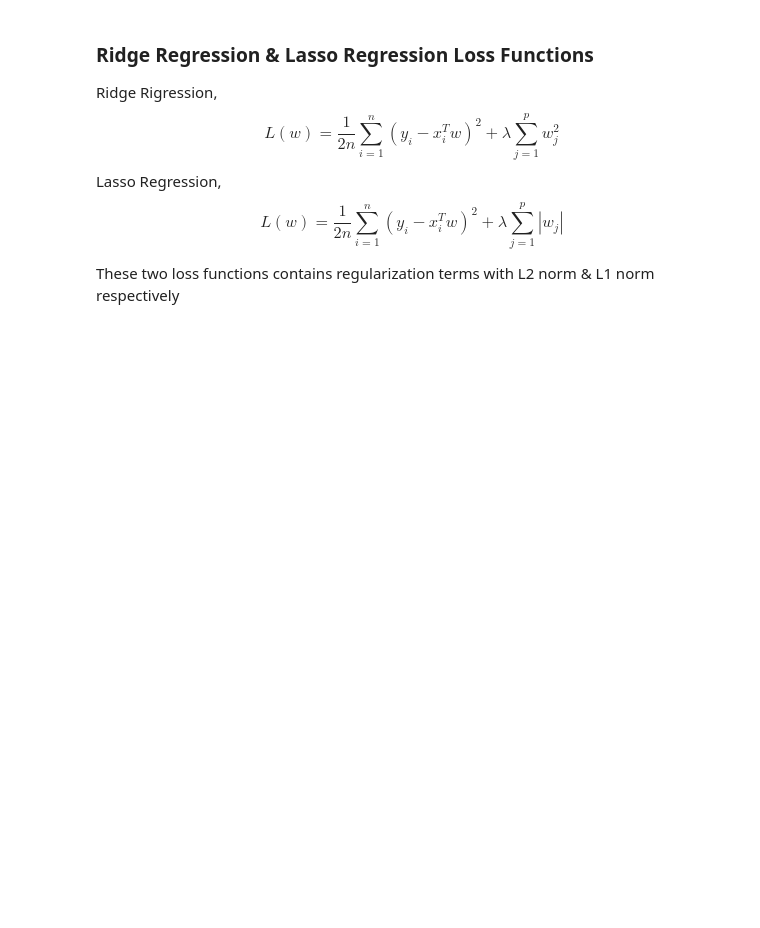
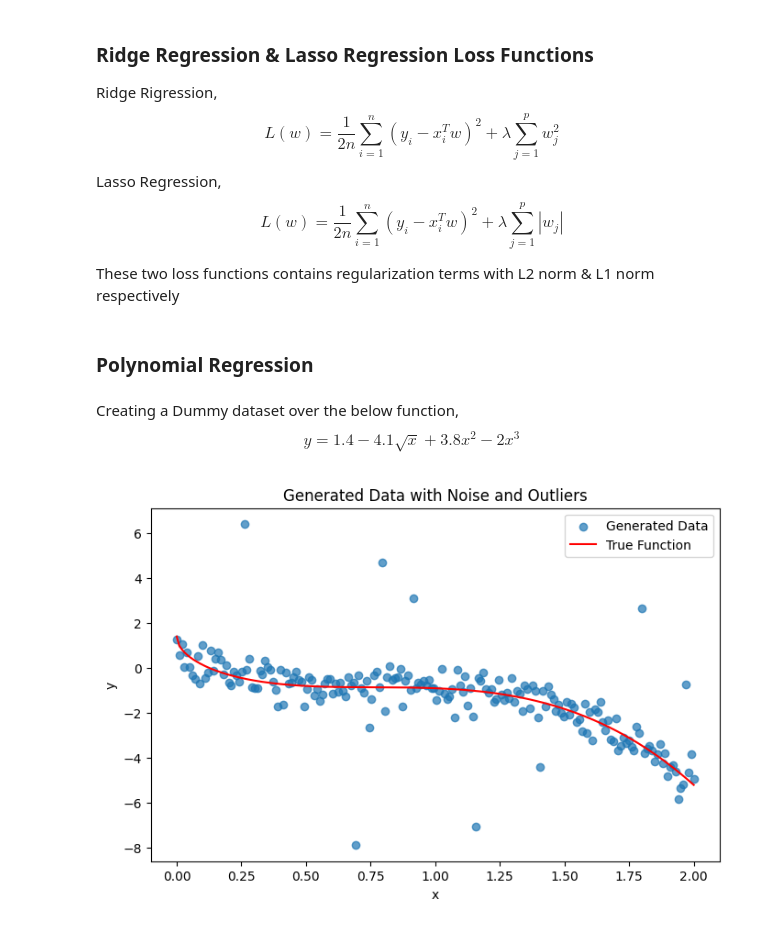
Before and after one commit to dilansenuruk/Machine-Vision-Projects, a Jupyter notebook: Linear_Regression.ipynb, the cells around one changed output. Drawn from its saved outputs; the diff is of its cells as text; code cells hidden in the pictures; blank space fills up the shorter version.

Commit message:
Including Polynomial Regression

```diff
--- a/Linear_Regression.ipynb
+++ b/Linear_Regression.ipynb
@@ -304,3 +304,30 @@ L(w) = \frac{1}{2n}\sum_{i=1}^{n}(y_i - x_i^T w)^2 + \lambda \sum_{j=1}^{p} |w_j
 $$
 
 These two loss functions contains regularization terms with L2 norm & L1 norm respectively
+# %% [markdown]
+### Polynomial Regression
+# %% [markdown]
+Creating a Dummy dataset over the below function,
+$$
+y = 1.4 - 4.1\sqrt{x} + 3.8x^2 - 2x^3
+$$
+# %%
+n = 200
+x = np.linspace(0, 2, n)
+y_true = 1.4 - 4.1*np.sqrt(x) + 3.8*x**2 - 2*x**3
+noise = np.random.normal(0, 0.5, n)
+y = y_true + noise
+n_outliers = 10
+indices = np.random.choice(n, n_outliers, replace=False)
+y[indices] += np.random.normal(0, 6, n_outliers)
+
+plt.figure(figsize=(8,5))
+plt.scatter(x, y, label="Generated Data", alpha=0.7)
+plt.plot(x, y_true, color='red', label="True Function")
+plt.legend()
+plt.xlabel("x")
+plt.ylabel("y")
+plt.title("Generated Data with Noise and Outliers")
+plt.show()
+# %% [output]
+[figure, added]
```
Also changed, not shown: parts of 2 cells of this notebook.
